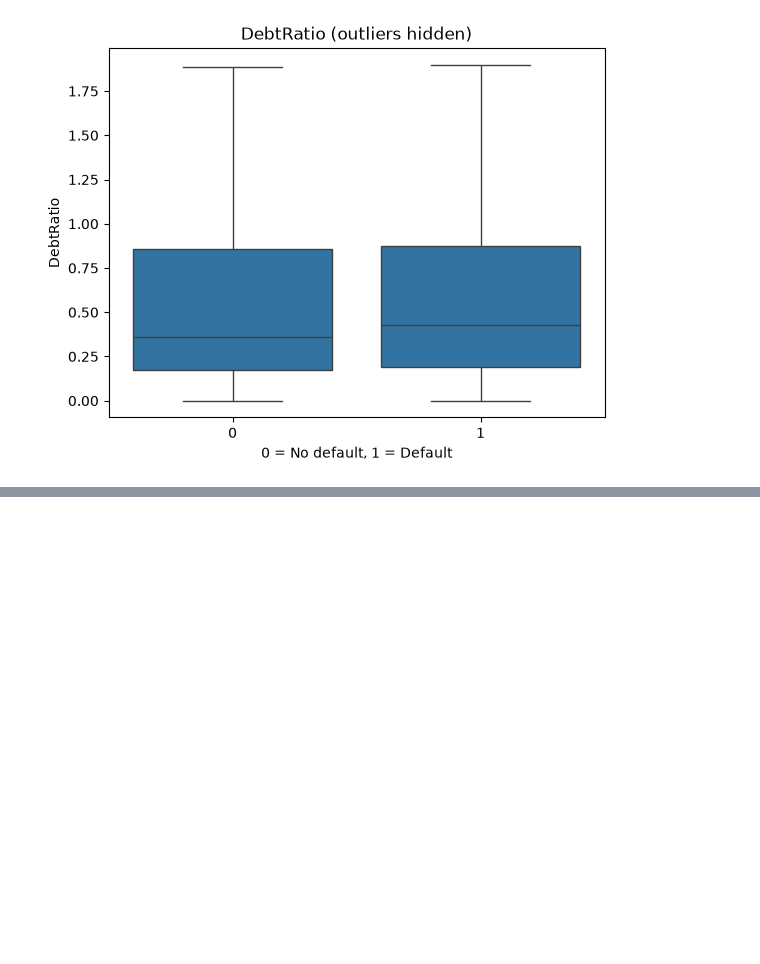
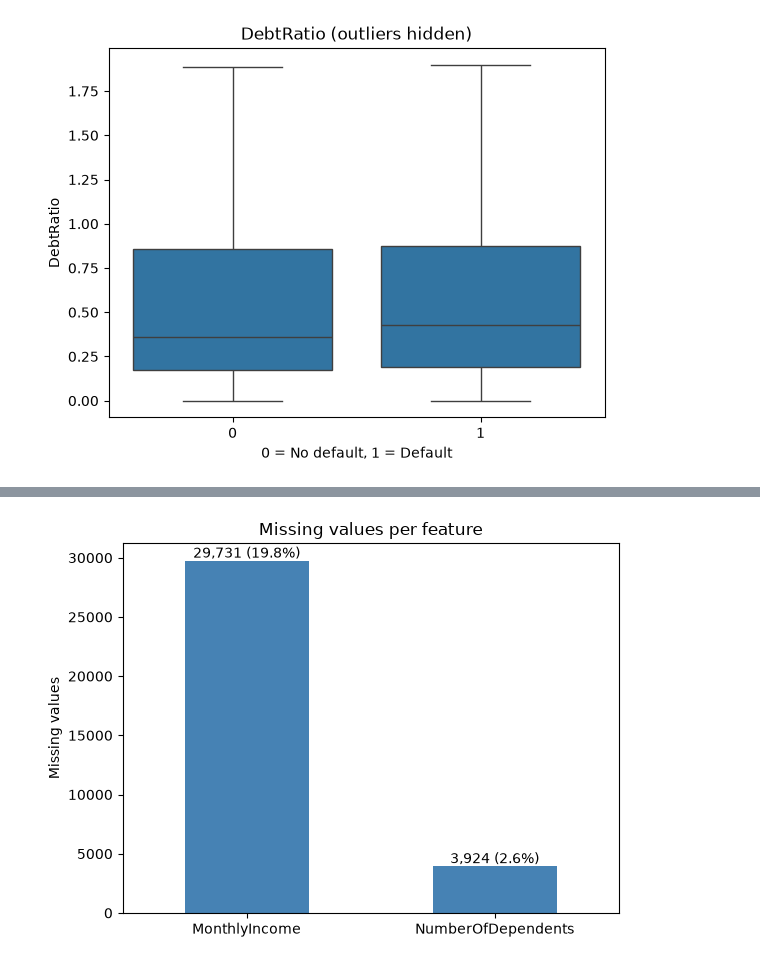
Before and after one commit to Lakshmisharma05/CREDIT-risk-research, a Jupyter notebook: member1_data.ipynb, the cells around one changed output, grey strips where cells are left out. Cells and saved outputs as stored; diff of their text form; code cells hidden in the pictures; blank space fills up the shorter version.

```diff
--- a/member1_data.ipynb
+++ b/member1_data.ipynb
@@ -377,0 +394,19 @@ plt.show()
+# %%
+import pandas as pd
+import matplotlib.pyplot as plt
+import seaborn as sns
+
+raw = pd.read_csv("cs-training.csv", index_col=0)
+
+missing = raw.isna().sum()
+missing = missing[missing > 0].sort_values(ascending=False)
+ax = missing.plot(kind="bar", color="steelblue")
+ax.set_ylabel("Missing values")
+ax.set_title("Missing values per feature")
+for i, v in enumerate(missing):
+    ax.text(i, v, f"{v:,} ({v / len(raw) * 100:.1f}%)", ha="center", va="bottom")
+plt.xticks(rotation=0)
+plt.savefig("figures/missing_values.png", dpi=300, bbox_inches="tight")
+plt.show()
+# %% [output]
+[figure, added]
```
Also changed, not shown: parts of 2 cells of this notebook, 3 other files.
